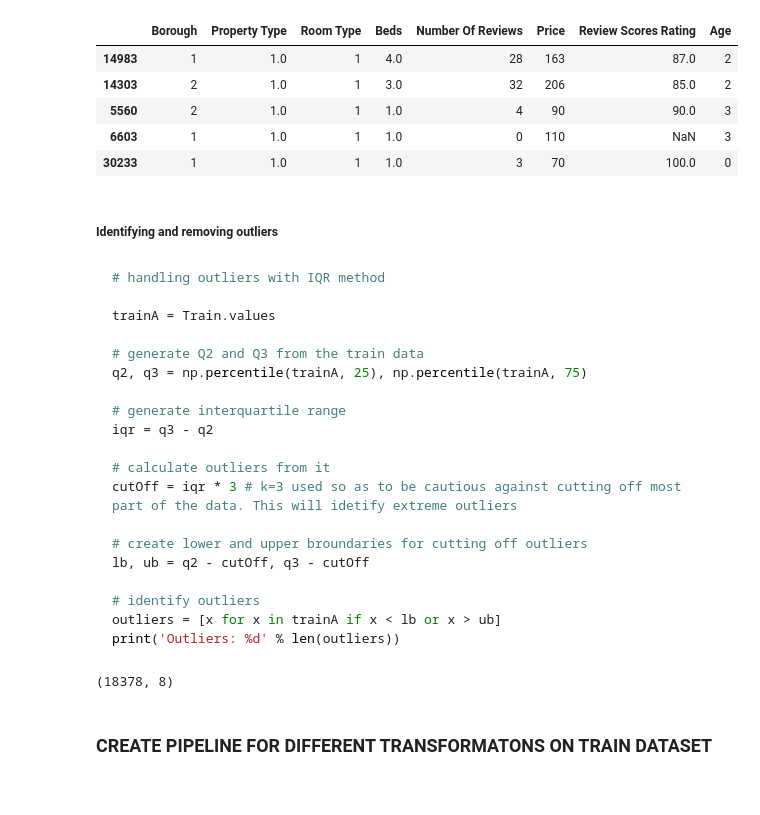
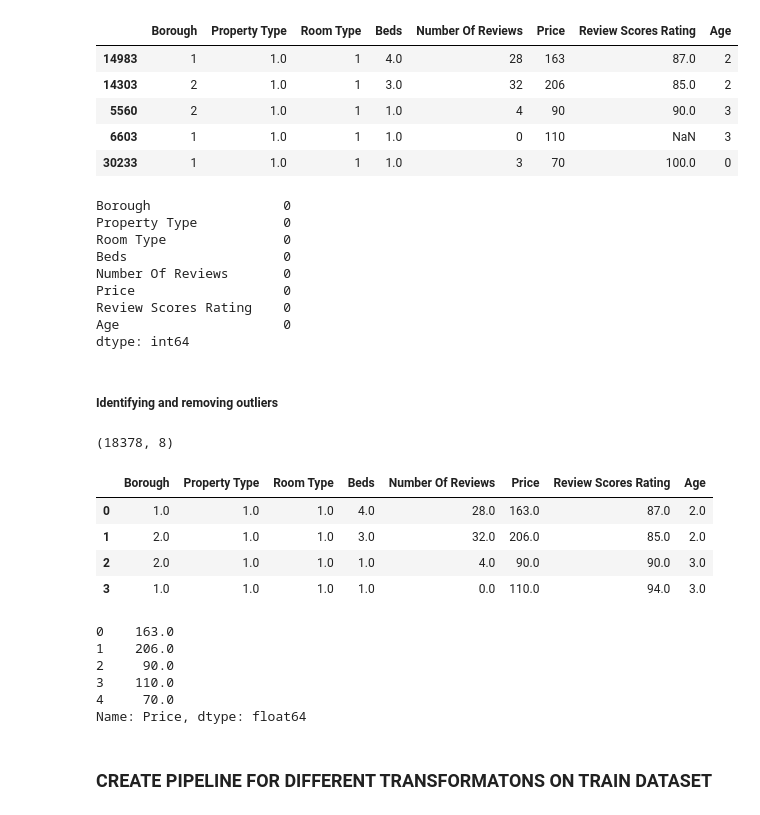
Before and after one commit to fhuadeen/TOW-Airbnb-DM, a Jupyter notebook: TOW Airbnb Data.ipynb, the cells around one changed output. Cells and saved outputs as stored; diff of their text form; code cells hidden in the pictures.

Commit message:
Updated Python Notebook

````diff
--- a/TOW Airbnb Data.ipynb
+++ b/TOW Airbnb Data.ipynb
@@ -446,33 +435,25 @@ Train.head()
 Train['Property Type'].fillna(Train['Property Type'].mode()[0], inplace=True)
 Train['Beds'].fillna(Train['Beds'].mode()[0], inplace=True)
 Train['Review Scores Rating'].fillna(Train['Review Scores Rating'].median(), inplace=True)
+# %%
+# check for null values in the data set
+Train.isnull().sum()
+# %% [output]
+Borough                 0
+Property Type           0
+Room Type               0
+Beds                    0
+Number Of Reviews       0
+Price                   0
+Review Scores Rating    0
+Age                     0
+dtype: int64
 # %% [markdown]
 ##### Identifying and removing outliers
-# %% [markdown]
-```python
-# handling outliers with IQR method
-
-trainA = Train.values
-
-# generate Q2 and Q3 from the train data
-q2, q3 = np.percentile(trainA, 25), np.percentile(trainA, 75)
-
-# generate interquartile range
-iqr = q3 - q2
-
-# calculate outliers from it
-cutOff = iqr * 3 # k=3 used so as to be cautious against cutting off most part of the data. This will idetify extreme outliers
-
-# create lower and upper broundaries for cutting off outliers
-lb, ub = q2 - cutOff, q3 - cutOff
-
-# identify outliers
-outliers = [x for x in trainA if x < lb or x > ub]
-print('Outliers: %d' % len(outliers))
-```
 # %%
+# Identify and remove possible outliers from the data
 # converting Train set to arrays
-trainA = Train.values
+trainA = Train.values # trainA means train set arrays
 
 # import relevant library
 from sklearn.neighbors import LocalOutlierFactor
@@ -483,10 +464,32 @@ ohat = lof.fit_predict(trainA)
 
 # select non outliers
 mask = ohat != -1
-trainA = trainA[mask, :]
+trainNO = trainA[mask, :] #trainNO means train set with no outliers
 
-print(trainA.shape)
+print(trainNO.shape)
 # %% [output]
 (18378, 8)
+# %%
+# we can convert it back to pandas dataframe
+trainNO = pd.DataFrame(trainNO, columns=list(Train.columns))
+trainNO.head(4)
+# %% [output]
+|  | Borough | Property Type | Room Type | Beds | Number Of Reviews | Price | Review Scores Rating | Age |
+| 0 | 1.0 | 1.0 | 1.0 | 4.0 | 28.0 | 163.0 | 87.0 | 2.0 |
+| 1 | 2.0 | 1.0 | 1.0 | 3.0 | 32.0 | 206.0 | 85.0 | 2.0 |
+| 2 | 2.0 | 1.0 | 1.0 | 1.0 | 4.0 | 90.0 | 90.0 | 3.0 |
+| 3 | 1.0 | 1.0 | 1.0 | 1.0 | 0.0 | 110.0 | 94.0 | 3.0 |
+# %%
+# Split out predictors from target variable
+trainX = trainNO.drop(['Price'], axis=1)
+trainY = trainNO['Price']
+trainY.head()
+# %% [output]
+0    163.0
+1    206.0
+2     90.0
+3    110.0
+4     70.0
+Name: Price, dtype: float64
 # %% [markdown]
 ### CREATE PIPELINE FOR DIFFERENT TRANSFORMATONS ON TRAIN DATASET
````
Also changed, not shown: parts of 36 cells of this notebook, 1 other file.
